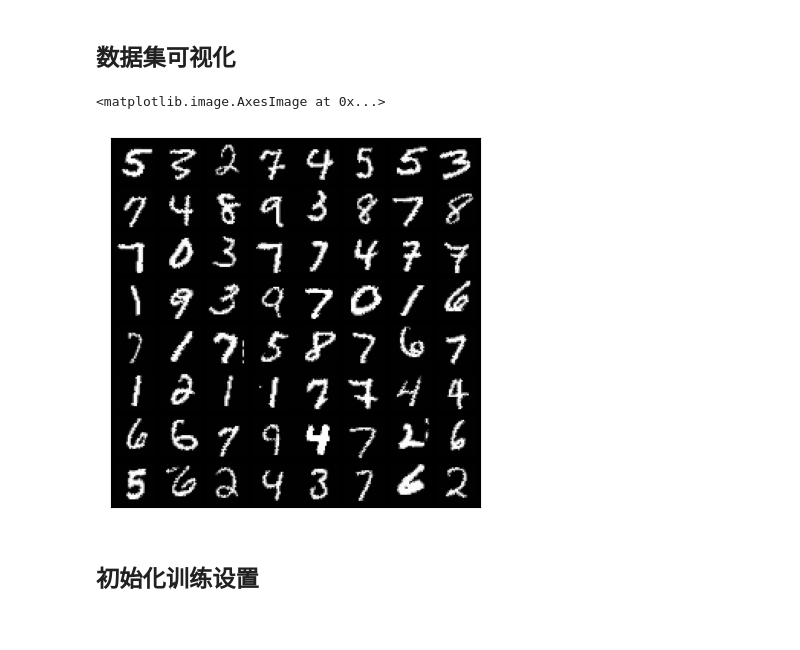
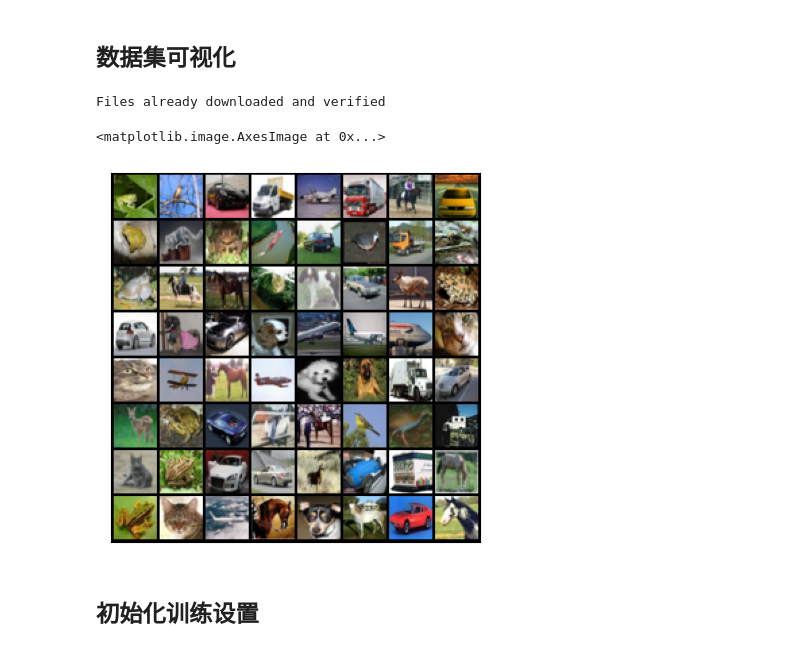
Before and after one commit to Ruizhuo-Xu/ML-Homework, a Jupyter notebook: GAN/gan.ipynb, the cells around one changed output. Drawn from its saved outputs; the diff is of its cells as text; code cells hidden in the pictures.

```diff
--- a/GAN/gan.ipynb
+++ b/GAN/gan.ipynb
@@ -67,20 +67,20 @@ class Discriminator(nn.Module):
 # %%
 BATCH_SIZE = 64
 trans = transforms.Compose([
     transforms.ToTensor(),
-    transforms.Normalize((0.5,), (0.5,))
+    # transforms.Normalize((0.5,), (0.5,))
 ])
-# dataset = datasets.CIFAR10('./data/', train=True, transform=transforms.ToTensor(), download=True)
-dataset = datasets.MNIST('./data/', train=True, transform=trans, download=True)
+dataset = datasets.CIFAR10('./data/', train=True, transform=transforms.ToTensor(), download=True)
 data_loader = DataLoader(dataset, batch_size=BATCH_SIZE, shuffle=True, num_workers=4)
 data, label = next(iter(data_loader))
 data_display = transforms.ToPILImage()(make_grid(data, nrow=8))
 plt.xticks([])
 plt.yticks([])
 plt.imshow(data_display)
 # %% [output]
-<matplotlib.image.AxesImage at 0x...>
+Files already downloaded and verified
+<matplotlib.image.AxesImage at 0x...>
-[figure, old version]
+[figure, new version]
 # %% [markdown]
 ## 初始化训练设置
 # %%
```
Also changed, not shown: 4 other files.
